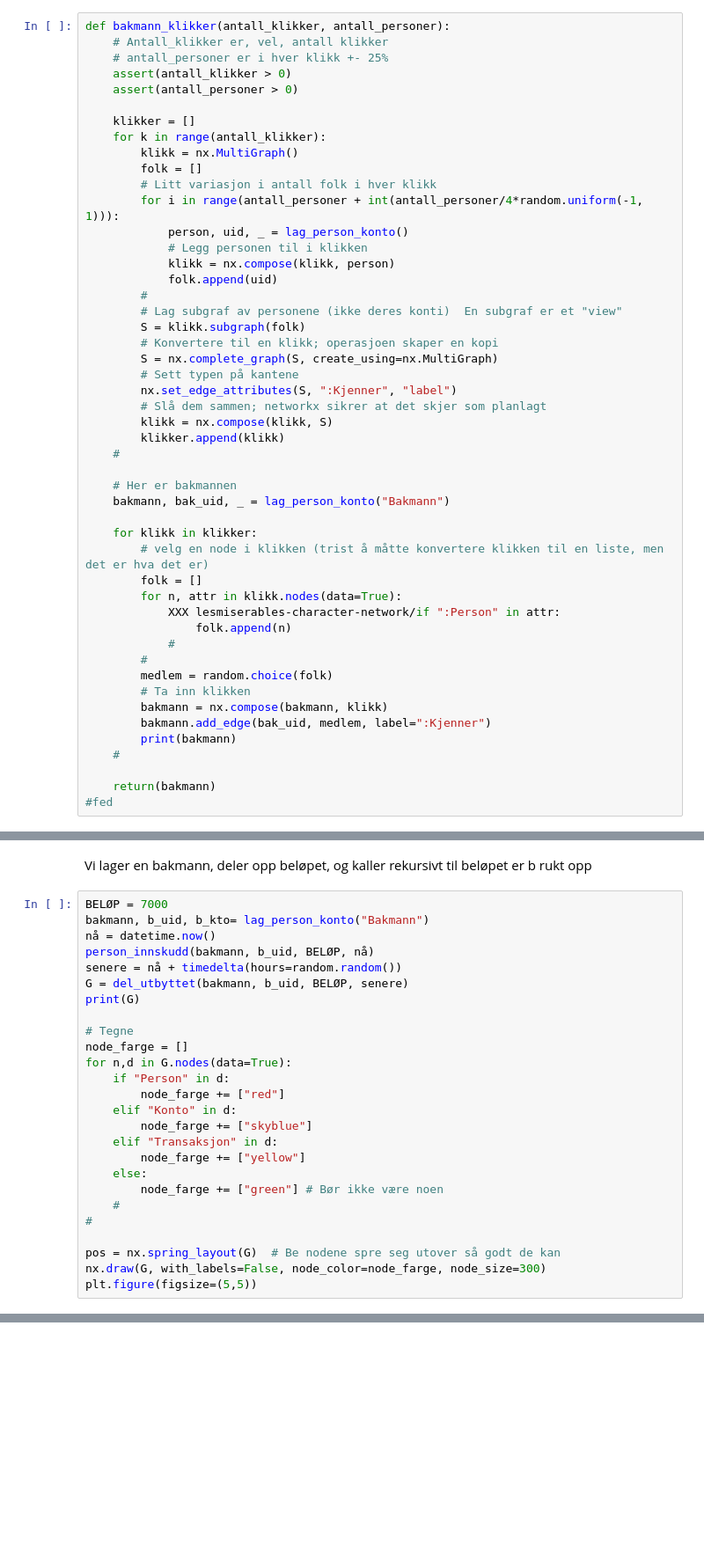
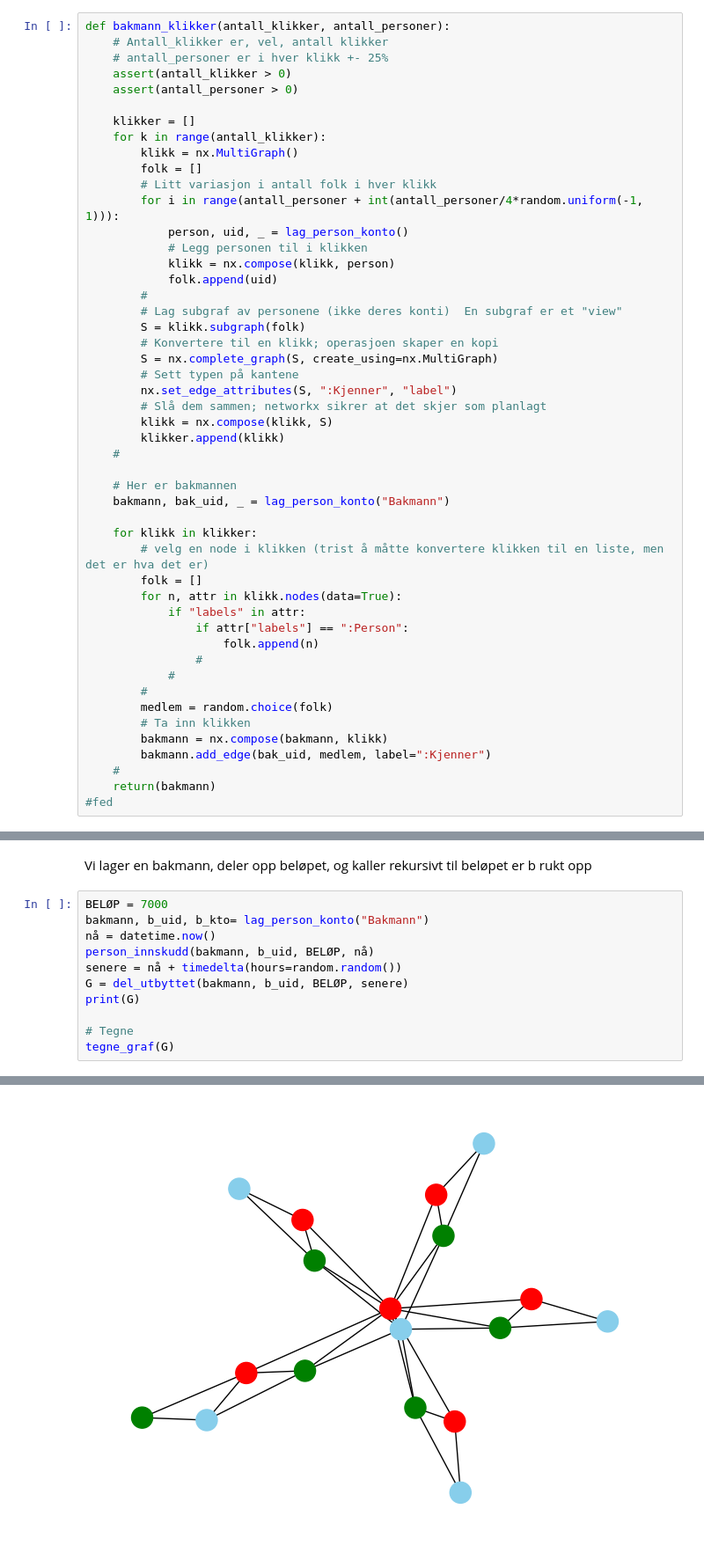
Before and after one commit to Tage-Politi/grafdag-2026, a Jupyter notebook: økonomisk.ipynb, the cells around one changed output, grey strips where cells are left out. Shown at 88% size. Saved outputs shown, nothing was run; the diff lists cells and outputs as text; blank space fills up the shorter version.

```diff
--- a/økonomisk.ipynb
+++ b/økonomisk.ipynb
@@ -457,17 +450,17 @@ def bakmann_klikker(antall_klikker, antall_personer):
         # velg en node i klikken (trist å måtte konvertere klikken til en liste, men det er hva det er)
         folk = []
         for n, attr in klikk.nodes(data=True):
-            XXX lesmiserables-character-network/if ":Person" in attr:
-                folk.append(n)
+            if "labels" in attr:
+                if attr["labels"] == ":Person":
+                    folk.append(n)
+                #
             #
         #
         medlem = random.choice(folk)
         # Ta inn klikken
         bakmann = nx.compose(bakmann, klikk)
         bakmann.add_edge(bak_uid, medlem, label=":Kjenner")
-        print(bakmann)
     #
-
     return(bakmann)
 #fed
 # %%
@@ -568,20 +556,5 @@ G = del_utbyttet(bakmann, b_uid, BELØP, senere)
 print(G)
 
 # Tegne
-node_farge = []
-for n,d in G.nodes(data=True):
-    if "Person" in d:
-        node_farge += ["red"]
-    elif "Konto" in d:
-        node_farge += ["skyblue"]
-    elif "Transaksjon" in d:
-        node_farge += ["yellow"]
-    else:
-        node_farge += ["green"] # Bør ikke være noen
-    #
-#
-
-pos = nx.spring_layout(G)  # Be nodene spre seg utover så godt de kan
-nx.draw(G, with_labels=False, node_color=node_farge, node_size=300)
-plt.figure(figsize=(5,5))
+tegne_graf(G)
 # %% [output]
@@ -594 +567,2 @@ Graph with 18 nodes and 33 edges
+[figure, new version]
 <Figure size 500x500 with 0 Axes>
```
Also changed, not shown: parts of 7 cells of this notebook.
